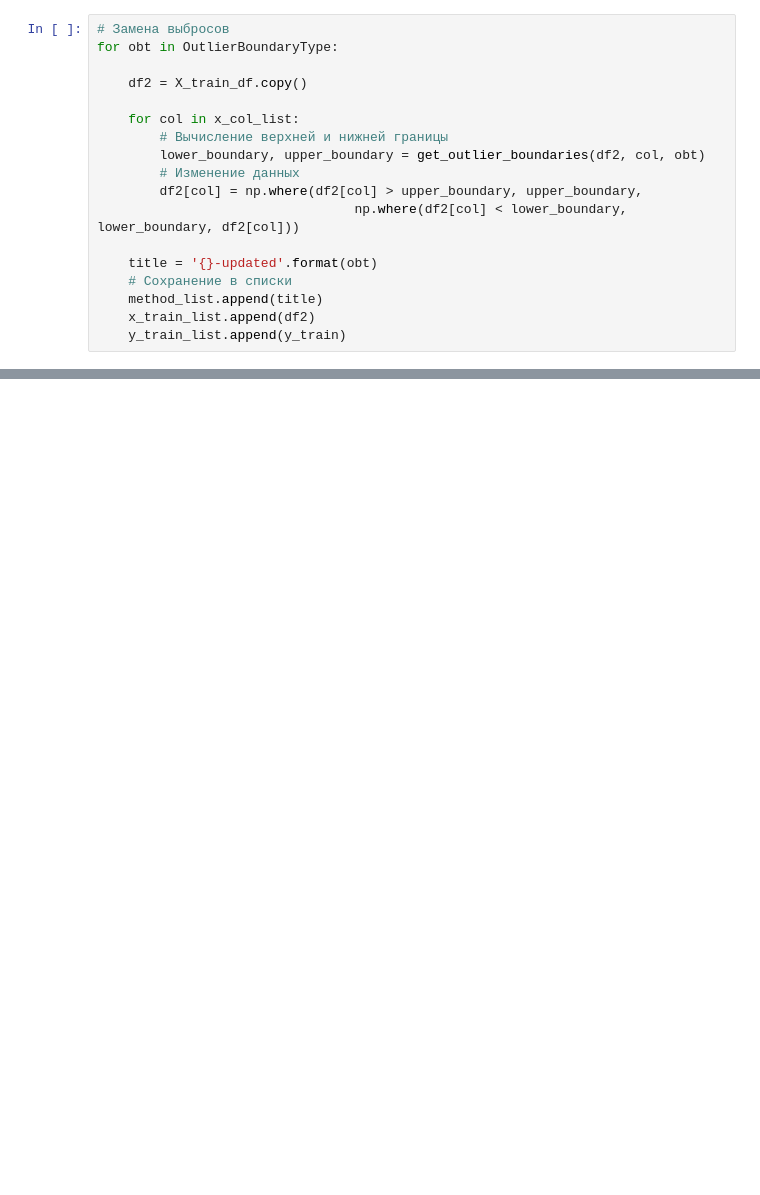
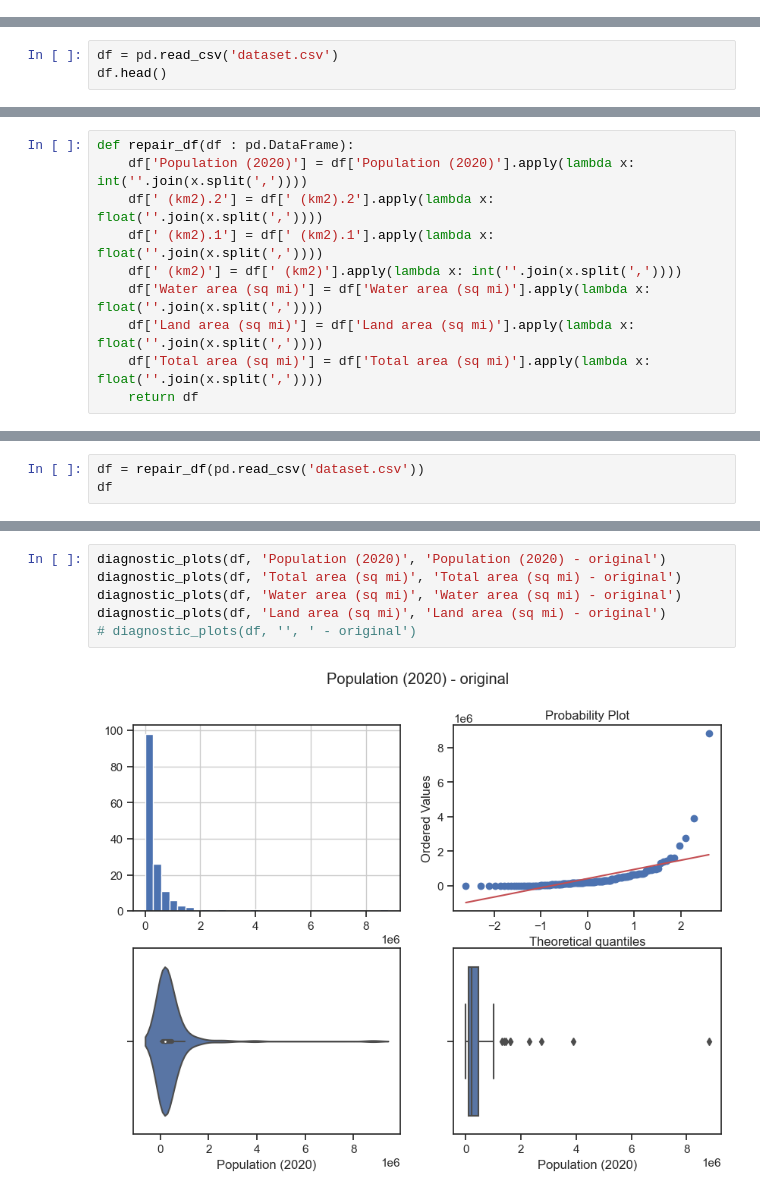
Before and after one commit to NickDemiman/MMO, a Jupyter notebook: 3 lab/main.ipynb, the cells around one changed output, grey strips where cells are left out. Saved outputs shown, nothing was run; the diff lists cells and outputs as text; blank space fills up the shorter version.

```diff
--- a/3 lab/main.ipynb
+++ b/3 lab/main.ipynb
@@ -252,18 +0,0 @@ for obt in OutlierBoundaryType:
-# %%
-# Замена выбросов
-for obt in OutlierBoundaryType:
-
-    df2 = X_train_df.copy()
-
-    for col in x_col_list:
-        # Вычисление верхней и нижней границы
-        lower_boundary, upper_boundary = get_outlier_boundaries(df2, col, obt)
-        # Изменение данных
-        df2[col] = np.where(df2[col] > upper_boundary, upper_boundary,
-                                 np.where(df2[col] < lower_boundary, lower_boundary, df2[col]))
-
-    title = '{}-updated'.format(obt)
-    # Сохранение в списки
-    method_list.append(title)
-    x_train_list.append(df2)
-    y_train_list.append(y_train)
@@ -311,0 +17,3 @@ ValueError: Image size of 123516x529 pixels is too large. It must be less than 2
+# %%
+df = pd.read_csv('dataset.csv')
+df.head()
@@ -311,0 +27,10 @@ ValueError: Image size of 123516x529 pixels is too large. It must be less than 2
+# %%
+def repair_df(df : pd.DataFrame):
+    df['Population (2020)'] = df['Population (2020)'].apply(lambda x: int(''.join(x.split(','))))
+    df[' (km2).2'] = df[' (km2).2'].apply(lambda x: float(''.join(x.split(','))))
+    df[' (km2).1'] = df[' (km2).1'].apply(lambda x: float(''.join(x.split(','))))
+    df[' (km2)'] = df[' (km2)'].apply(lambda x: int(''.join(x.split(','))))
+    df['Water area (sq mi)'] = df['Water area (sq mi)'].apply(lambda x: float(''.join(x.split(','))))
+    df['Land area (sq mi)'] = df['Land area (sq mi)'].apply(lambda x: float(''.join(x.split(','))))
+    df['Total area (sq mi)'] = df['Total area (sq mi)'].apply(lambda x: float(''.join(x.split(','))))
+    return df
@@ -311,0 +253,3 @@ ValueError: Image size of 123516x529 pixels is too large. It must be less than 2
+# %%
+df = repair_df(pd.read_csv('dataset.csv'))
+df
@@ -311,0 +287,8 @@ ValueError: Image size of 123516x529 pixels is too large. It must be less than 2
+# %%
+diagnostic_plots(df, 'Population (2020)', 'Population (2020) - original')
+diagnostic_plots(df, 'Total area (sq mi)', 'Total area (sq mi) - original')
+diagnostic_plots(df, 'Water area (sq mi)', 'Water area (sq mi) - original')
+diagnostic_plots(df, 'Land area (sq mi)', 'Land area (sq mi) - original')
+# diagnostic_plots(df, '', ' - original')
+# %% [output]
+[figure, added]
```
Also changed, not shown: parts of 71 cells of this notebook, 7 other files.
